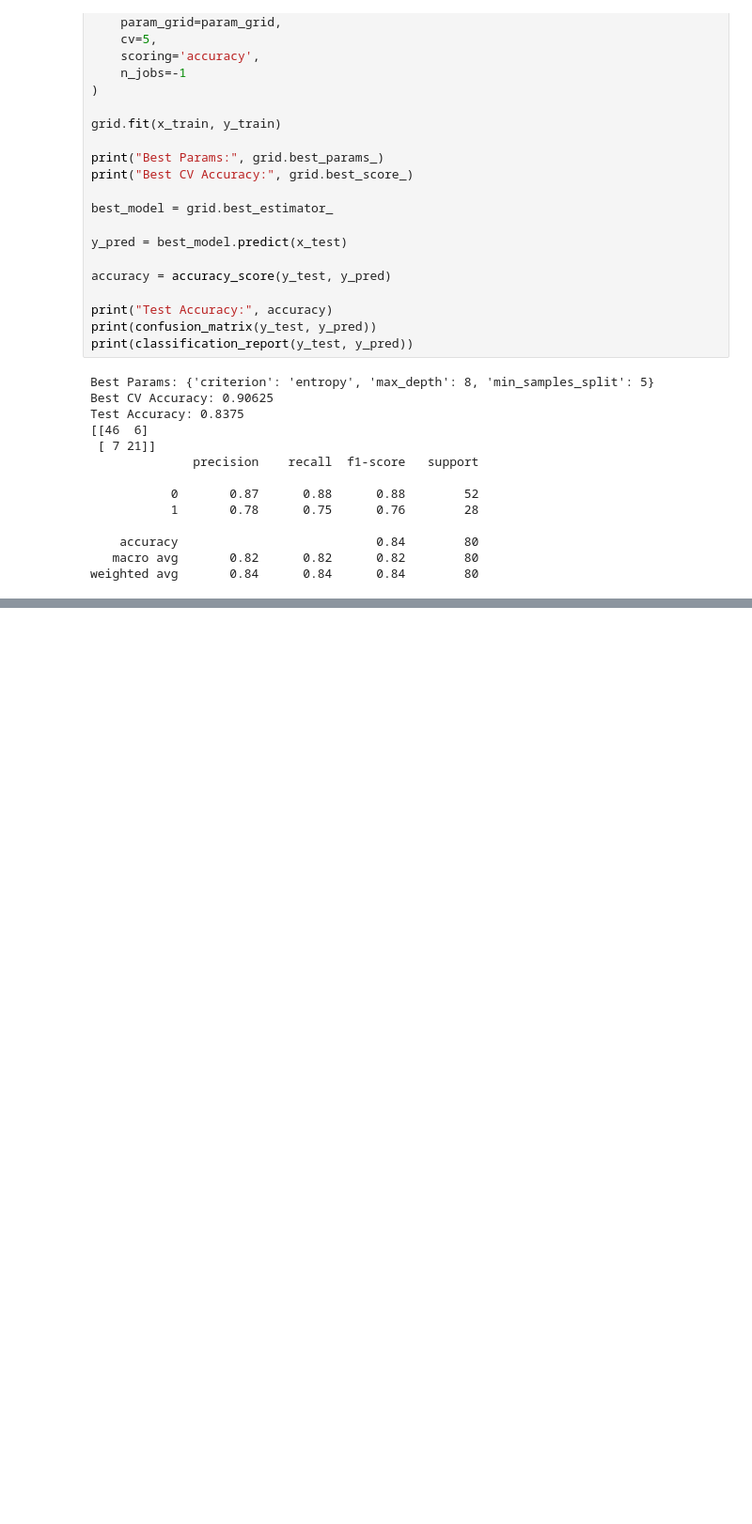
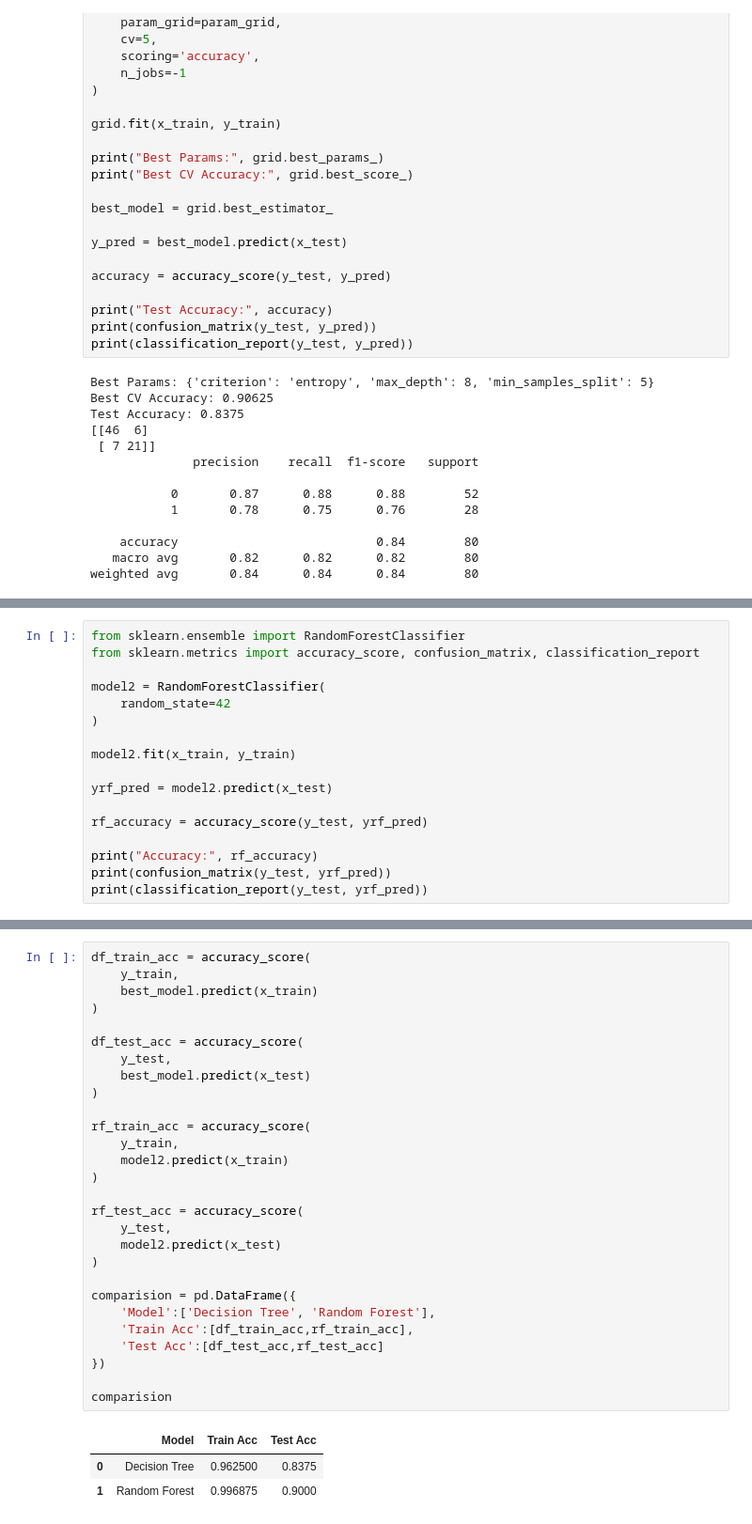
Before and after one commit to saidattaputta/social_media_analysis, a Jupyter notebook: social-media-analysis.ipynb, the cells around one changed output, grey strips where cells are left out. Shown at 94% size. Drawn from its saved outputs; the diff is of its cells as text; blank space fills up the shorter version.

```diff
--- a/social-media-analysis.ipynb
+++ b/social-media-analysis.ipynb
@@ -218,0 +221,17 @@ weighted avg       0.84      0.84      0.84        80
+# %%
+from sklearn.ensemble import RandomForestClassifier
+from sklearn.metrics import accuracy_score, confusion_matrix, classification_report
+
+model2 = RandomForestClassifier(
+    random_state=42
+)
+
+model2.fit(x_train, y_train)
+
+yrf_pred = model2.predict(x_test)
+
+rf_accuracy = accuracy_score(y_test, yrf_pred)
+
+print("Accuracy:", rf_accuracy)
+print(confusion_matrix(y_test, yrf_pred))
+print(classification_report(y_test, yrf_pred))
@@ -218,0 +260,32 @@ weighted avg       0.84      0.84      0.84        80
+# %%
+df_train_acc = accuracy_score(
+    y_train,
+    best_model.predict(x_train)
+)
+
+df_test_acc = accuracy_score(
+    y_test,
+    best_model.predict(x_test)
+)
+
+rf_train_acc = accuracy_score(
+    y_train,
+    model2.predict(x_train)
+)
+
+rf_test_acc = accuracy_score(
+    y_test,
+    model2.predict(x_test)
+)
+
+comparision = pd.DataFrame({
+    'Model':['Decision Tree', 'Random Forest'],
+    'Train Acc':[df_train_acc,rf_train_acc],
+    'Test Acc':[df_test_acc,rf_test_acc]
+})
+
+comparision
+# %% [output]
+|  | Model | Train Acc | Test Acc |
+| 0 | Decision Tree | 0.962500 | 0.8375 |
+| 1 | Random Forest | 0.996875 | 0.9000 |
```
Also changed, not shown: parts of 7 cells of this notebook.
